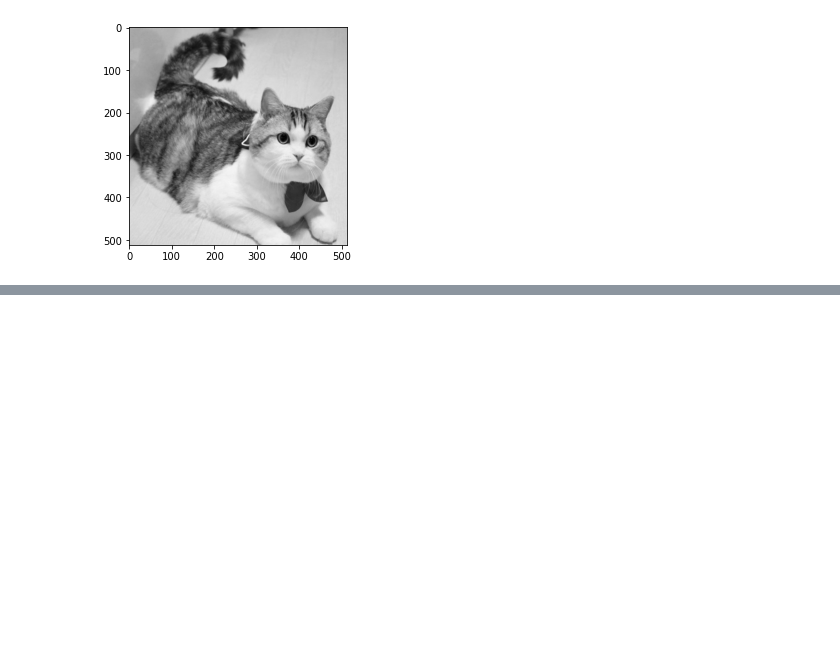
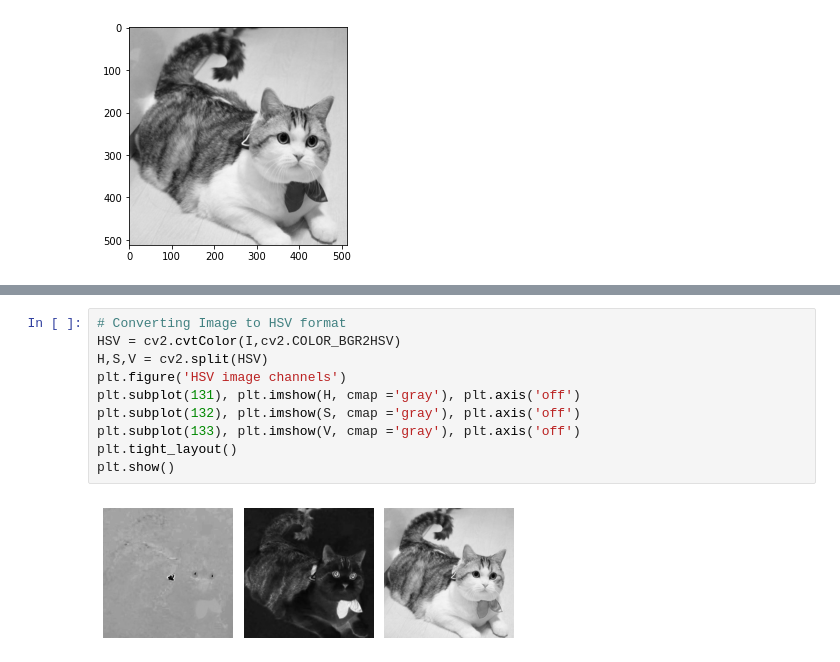
Before and after one commit to zaedulislam/CU_COMP_478_6771-Image_Processing_Lab, a Jupyter notebook: Tutorial 1 - COMP 478.ipynb, the cells around one changed output, grey strips where cells are left out. Drawn from its saved outputs; the diff is of its cells as text; blank space fills up the shorter version.

```diff
--- a/Tutorial 1 - COMP 478.ipynb
+++ b/Tutorial 1 - COMP 478.ipynb
@@ -77,0 +120,12 @@ Image size: (512, 512)
+# %%
+# Converting Image to HSV format
+HSV = cv2.cvtColor(I,cv2.COLOR_BGR2HSV)
+H,S,V = cv2.split(HSV)
+plt.figure('HSV image channels')
+plt.subplot(131), plt.imshow(H, cmap ='gray'), plt.axis('off')
+plt.subplot(132), plt.imshow(S, cmap ='gray'), plt.axis('off')
+plt.subplot(133), plt.imshow(V, cmap ='gray'), plt.axis('off')
+plt.tight_layout()
+plt.show()
+# %% [output]
+[figure, added]
```
Also changed, not shown: parts of 6 cells of this notebook.
